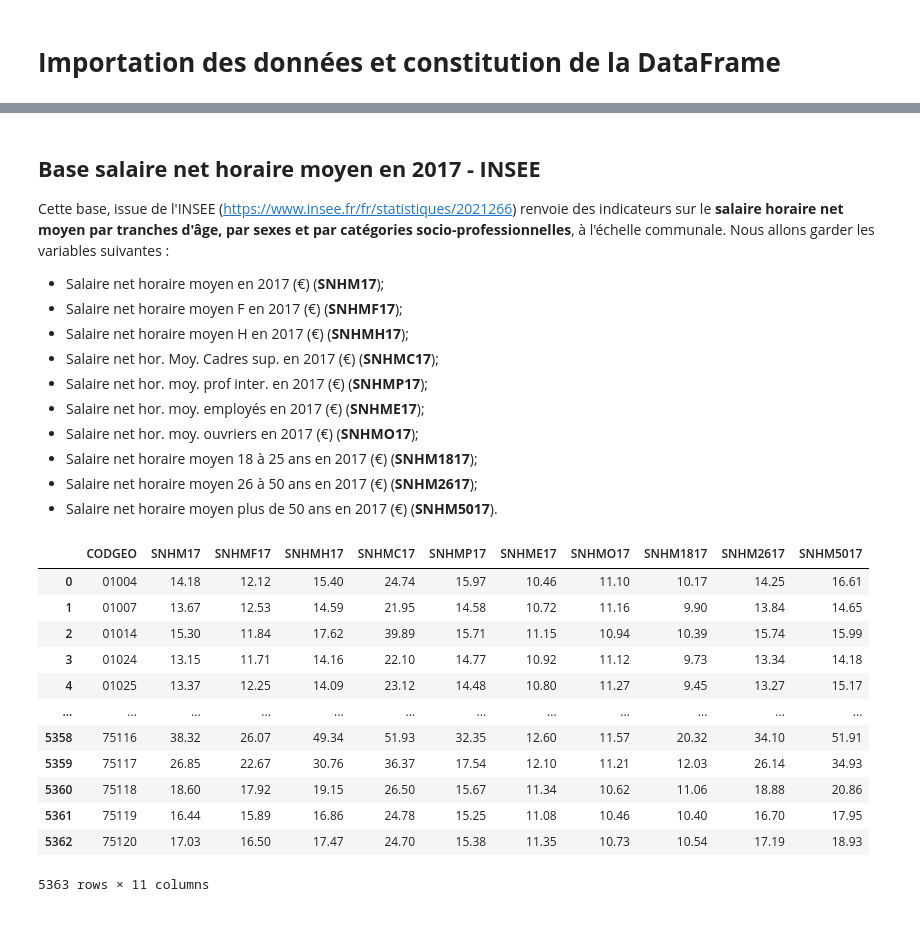
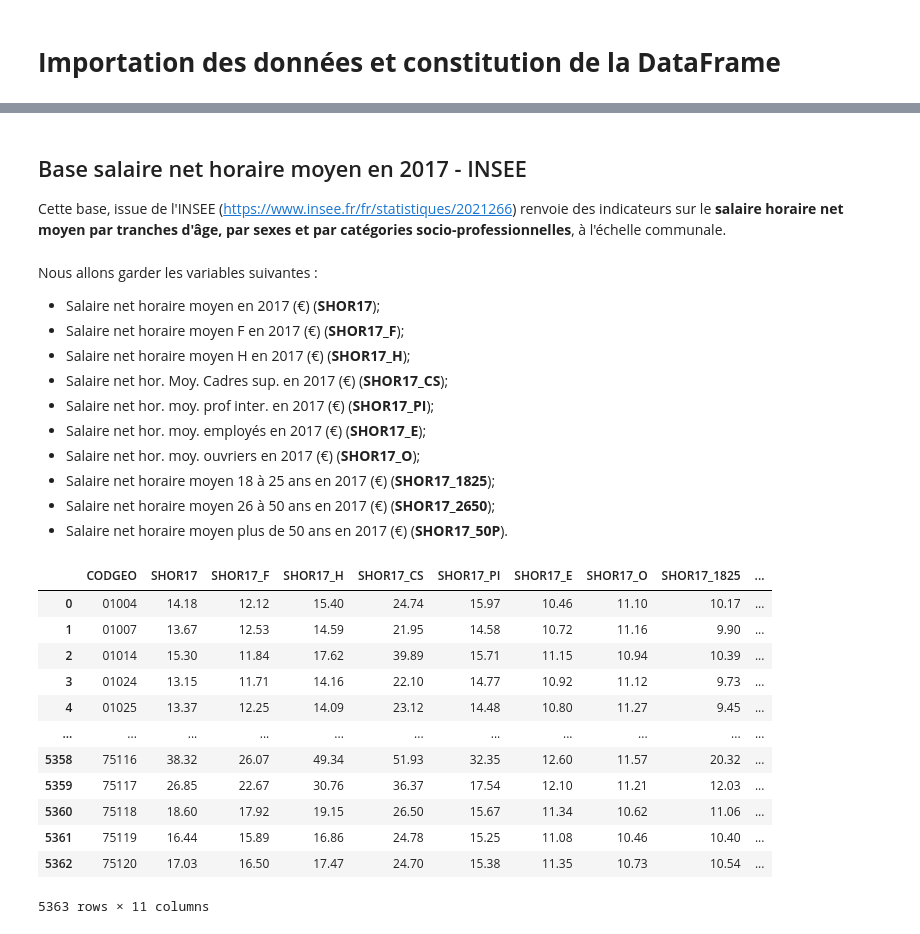
Before and after one commit to pguillot4/Python_project, a Jupyter notebook: Projet_Education.ipynb, the cells around one changed output, grey strips where cells are left out. Drawn from its saved outputs; the diff is of its cells as text; code cells hidden in the pictures.

```diff
--- a/Projet_Education.ipynb
+++ b/Projet_Education.ipynb
@@ -74,36 +107,39 @@ bdd_ind_eco
 34999 rows × 7 columns
+# %% [markdown]
+## Base salaire net horaire moyen en 2017 - INSEE
+Cette base, issue de l'INSEE (https://www.insee.fr/fr/statistiques/2021266) renvoie des indicateurs sur le **salaire horaire net moyen par tranches d'âge, par sexes et par catégories socio-professionnelles**, à l'échelle communale.
 # %% [markdown]
-## **Base salaire net horaire moyen en 2017 - INSEE**
-Cette base, issue de l'INSEE (https://www.insee.fr/fr/statistiques/2021266) renvoie des indicateurs sur le **salaire horaire net moyen par tranches d'âge, par sexes et par catégories socio-professionnelles**, à l'échelle communale. Nous allons garder les variables suivantes :
+Nous allons garder les variables suivantes :
 
-- Salaire net horaire moyen en 2017 (€) (**SNHM17**);
-- Salaire net horaire moyen F en 2017 (€) (**SNHMF17**);
-- Salaire net horaire moyen H en 2017 (€) (**SNHMH17**);
-- Salaire net hor. Moy. Cadres sup. en 2017 (€) (**SNHMC17**);
-- Salaire net hor. moy. prof inter. en 2017 (€) (**SNHMP17**);
-- Salaire net hor. moy. employés en 2017 (€) (**SNHME17**);
-- Salaire net hor. moy. ouvriers en 2017 (€) (**SNHMO17**);
-- Salaire net horaire moyen 18 à 25 ans en 2017 (€) (**SNHM1817**);
-- Salaire net horaire moyen 26 à 50 ans en 2017 (€) (**SNHM2617**);
-- Salaire net horaire moyen plus de 50 ans en 2017 (€) (**SNHM5017**).
+- Salaire net horaire moyen en 2017 (€) (**SHOR17**);
+- Salaire net horaire moyen F en 2017 (€) (**SHOR17_F**);
+- Salaire net horaire moyen H en 2017 (€) (**SHOR17_H**);
+- Salaire net hor. Moy. Cadres sup. en 2017 (€) (**SHOR17_CS**);
+- Salaire net hor. moy. prof inter. en 2017 (€) (**SHOR17_PI**);
+- Salaire net hor. moy. employés en 2017 (€) (**SHOR17_E**);
+- Salaire net hor. moy. ouvriers en 2017 (€) (**SHOR17_O**);
+- Salaire net horaire moyen 18 à 25 ans en 2017 (€) (**SHOR17_1825**);
+- Salaire net horaire moyen 26 à 50 ans en 2017 (€) (**SHOR17_2650**);
+- Salaire net horaire moyen plus de 50 ans en 2017 (€) (**SHOR17_50P**).
 # %%
 bdd_sal = csv_zip_to_df ("https://www.insee.fr/fr/statistiques/fichier/2021266/base-cc-dads-2017_csv.zip","cc_dads_2017_COM.csv")
 # %%
 #Sélection de variables et arrondis
 bdd_sal = bdd_sal [['CODGEO','SNHM17','SNHMF17','SNHMH17','SNHMC17','SNHMP17','SNHME17','SNHMO17','SNHM1817','SNHM2617','SNHM5017']].round(decimals=2)
+bdd_sal = bdd_sal.rename(columns={'SNHM17':'SHOR17','SNHMF17':'SHOR17_F','SNHMH17':'SHOR17_H','SNHMC17':'SHOR17_CS','SNHMP17':'SHOR17_PI','SNHME17':'SHOR17_E','SNHMO17':'SHOR17_O','SNHM1817':'SHOR17_1825','SNHM2617':'SHOR17_2650','SNHM5017':'SHOR17_50P'})
 
 bdd_sal
 # %% [output]
-|  | CODGEO | SNHM17 | SNHMF17 | SNHMH17 | SNHMC17 | SNHMP17 | SNHME17 | SNHMO17 | SNHM1817 | SNHM2617 | SNHM5017 |
-| 0 | 01004 | 14.18 | 12.12 | 15.40 | 24.74 | 15.97 | 10.46 | 11.10 | 10.17 | 14.25 | 16.61 |
-| 1 | 01007 | 13.67 | 12.53 | 14.59 | 21.95 | 14.58 | 10.72 | 11.16 | 9.90 | 13.84 | 14.65 |
-| 2 | 01014 | 15.30 | 11.84 | 17.62 | 39.89 | 15.71 | 11.15 | 10.94 | 10.39 | 15.74 | 15.99 |
-| 3 | 01024 | 13.15 | 11.71 | 14.16 | 22.10 | 14.77 | 10.92 | 11.12 | 9.73 | 13.34 | 14.18 |
-| 4 | 01025 | 13.37 | 12.25 | 14.09 | 23.12 | 14.48 | 10.80 | 11.27 | 9.45 | 13.27 | 15.17 |
-| ... | ... | ... | ... | ... | ... | ... | ... | ... | ... | ... | ... |
-| 5358 | 75116 | 38.32 | 26.07 | 49.34 | 51.93 | 32.35 | 12.60 | 11.57 | 20.32 | 34.10 | 51.91 |
-| 5359 | 75117 | 26.85 | 22.67 | 30.76 | 36.37 | 17.54 | 12.10 | 11.21 | 12.03 | 26.14 | 34.93 |
-| 5360 | 75118 | 18.60 | 17.92 | 19.15 | 26.50 | 15.67 | 11.34 | 10.62 | 11.06 | 18.88 | 20.86 |
-| 5361 | 75119 | 16.44 | 15.89 | 16.86 | 24.78 | 15.25 | 11.08 | 10.46 | 10.40 | 16.70 | 17.95 |
-| 5362 | 75120 | 17.03 | 16.50 | 17.47 | 24.70 | 15.38 | 11.35 | 10.73 | 10.54 | 17.19 | 18.93 |
+|  | CODGEO | SHOR17 | SHOR17_F | SHOR17_H | SHOR17_CS | SHOR17_PI | SHOR17_E | SHOR17_O | SHOR17_1825 | ... |
+| 0 | 01004 | 14.18 | 12.12 | 15.40 | 24.74 | 15.97 | 10.46 | 11.10 | 10.17 | ... |
+| 1 | 01007 | 13.67 | 12.53 | 14.59 | 21.95 | 14.58 | 10.72 | 11.16 | 9.90 | ... |
+| 2 | 01014 | 15.30 | 11.84 | 17.62 | 39.89 | 15.71 | 11.15 | 10.94 | 10.39 | ... |
+| 3 | 01024 | 13.15 | 11.71 | 14.16 | 22.10 | 14.77 | 10.92 | 11.12 | 9.73 | ... |
+| 4 | 01025 | 13.37 | 12.25 | 14.09 | 23.12 | 14.48 | 10.80 | 11.27 | 9.45 | ... |
+| ... | ... | ... | ... | ... | ... | ... | ... | ... | ... | ... |
+| 5358 | 75116 | 38.32 | 26.07 | 49.34 | 51.93 | 32.35 | 12.60 | 11.57 | 20.32 | ... |
+| 5359 | 75117 | 26.85 | 22.67 | 30.76 | 36.37 | 17.54 | 12.10 | 11.21 | 12.03 | ... |
+| 5360 | 75118 | 18.60 | 17.92 | 19.15 | 26.50 | 15.67 | 11.34 | 10.62 | 11.06 | ... |
+| 5361 | 75119 | 16.44 | 15.89 | 16.86 | 24.78 | 15.25 | 11.08 | 10.46 | 10.40 | ... |
+| 5362 | 75120 | 17.03 | 16.50 | 17.47 | 24.70 | 15.38 | 11.35 | 10.73 | 10.54 | ... |
 5363 rows × 11 columns
```
Also changed, not shown: parts of 21 cells of this notebook.
